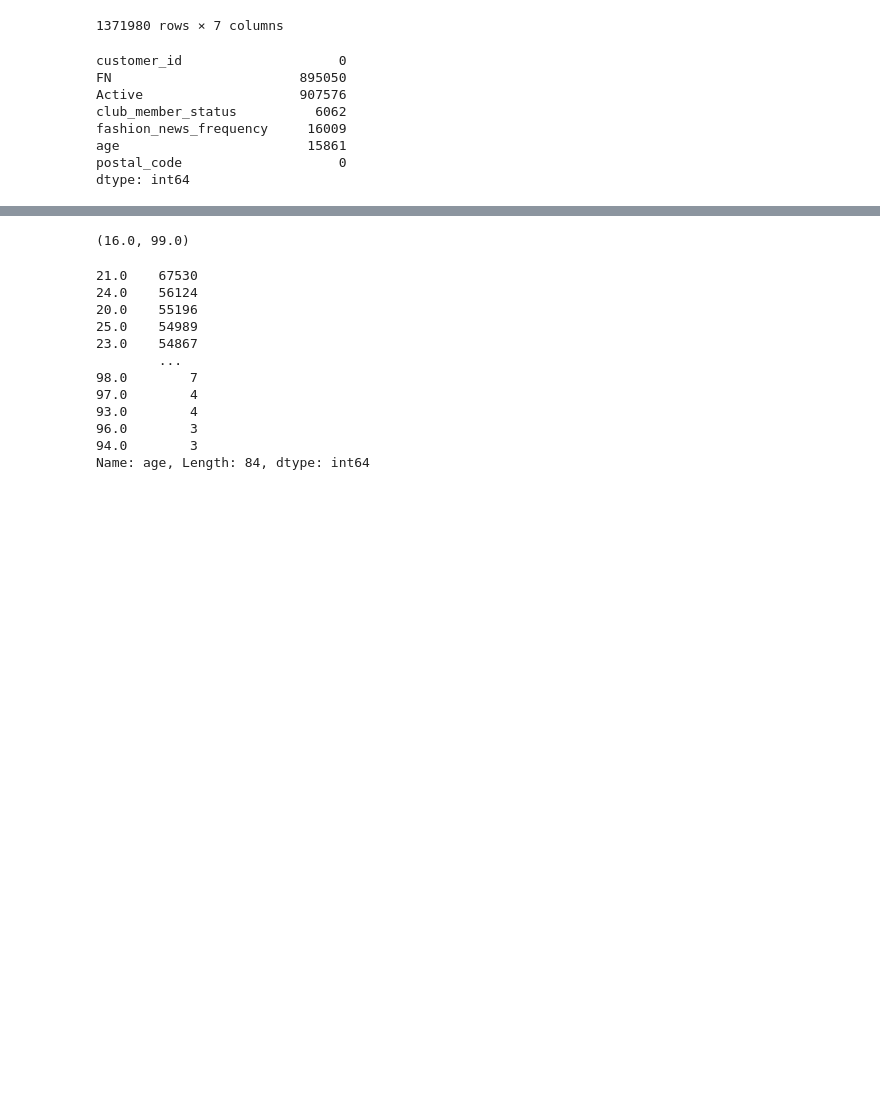
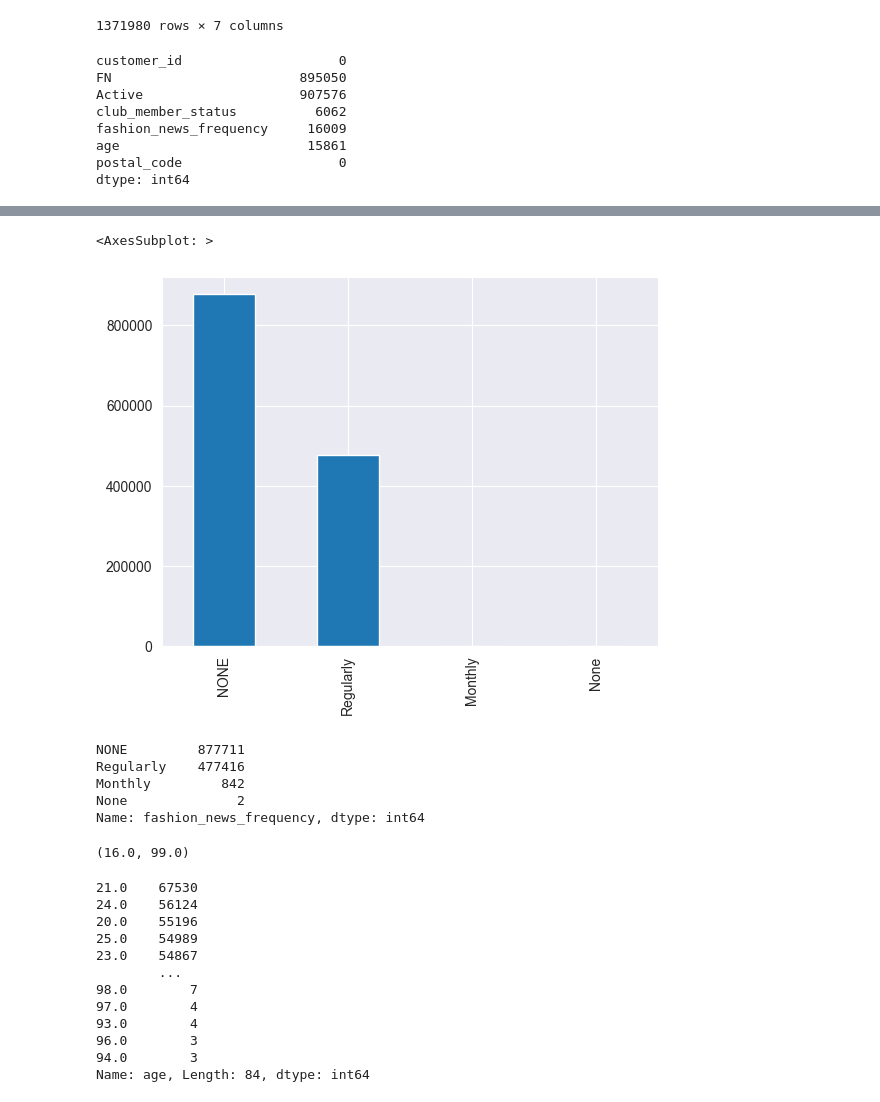
Before and after one commit to LienM/ai-project-23-24, a Jupyter notebook: BasTobback/EDA_onPC.ipynb, the cells around one changed output, grey strips where cells are left out. Drawn from its saved outputs; the diff is of its cells as text; code cells hidden in the pictures; blank space fills up the shorter version.

```diff
--- a/BasTobback/EDA_onPC.ipynb
+++ b/BasTobback/EDA_onPC.ipynb
@@ -164,3 +461,16 @@ customers.shape[0]
+# %%
+customers["fashion_news_frequency"].value_counts().plot.bar()
+# %% [output]
+<AxesSubplot: >
+[figure, added]
+# %%
+customers["fashion_news_frequency"].value_counts()
+# %% [output]
+NONE         877711
+Regularly    477416
+Monthly         842
+None              2
+Name: fashion_news_frequency, dtype: int64
 # %%
 # the minimum and maximum age of the customers
 customers["age"].min(), customers["age"].max()
```
Also changed, not shown: parts of 43 cells of this notebook.
